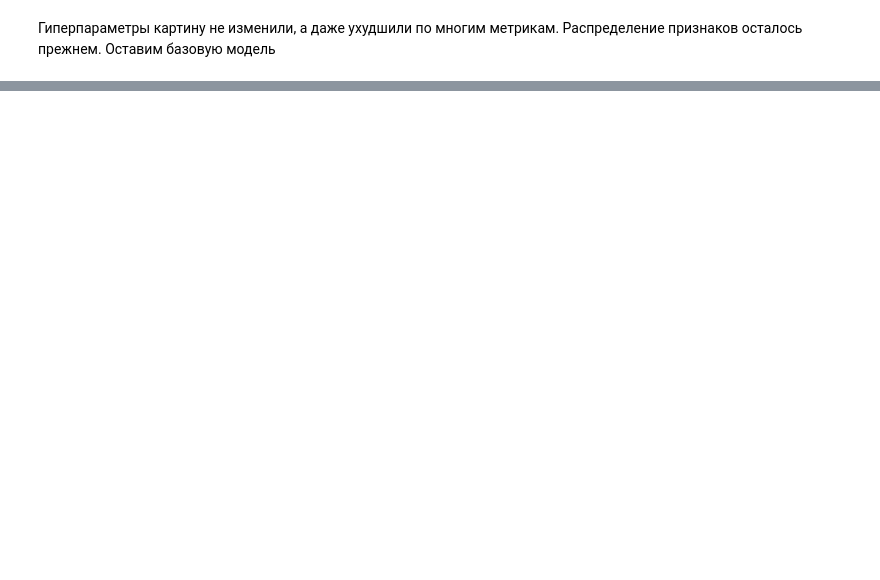
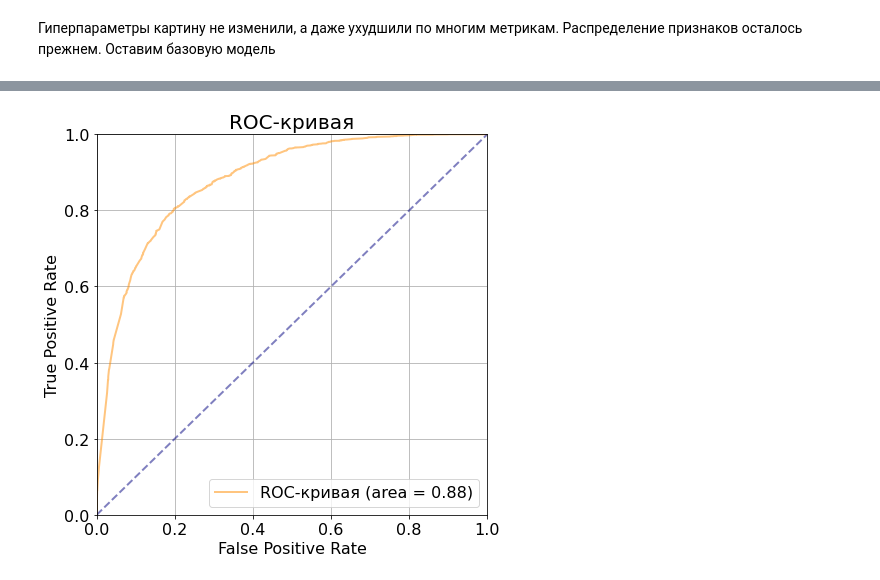
Before and after one commit to NataliaKolesnik/Intergalactic_hackathon, a Jupyter notebook: 3_RZD_predictions.ipynb, the cells around one changed output, grey strips where cells are left out. Cells and saved outputs as stored; diff of their text form; code cells hidden in the pictures; blank space fills up the shorter version.

```diff
--- a/3_RZD_predictions.ipynb
+++ b/3_RZD_predictions.ipynb
@@ -242,0 +377,28 @@ plt.show()
+# %%
+eval_pool = Pool(X_valid, Y_valid, cat_features)
+curve = get_roc_curve(model_CBclass, eval_pool)# возвращает 3 массива
+(fpr, tpr, thresholds) = curve
+# thresholds - граница принятия решения к какому классу отнести от 0 до 1
+# fpr, tpr - вектора, которые этим границам соответсвуют
+roc_auc = auc(fpr, tpr)
+# %%
+plt.figure(figsize=(7, 7))
+lw = 2
+
+plt.plot(fpr, tpr, color='darkorange',
+        lw=lw, label="ROC-кривая (area = %0.2f)" % roc_auc, alpha=0.5)
+
+plt.plot([0, 1], [0, 1], color='navy', lw=lw, linestyle='--', alpha=0.5)
+
+plt.xlim([0.0, 1.0])
+plt.ylim([0.0, 1.0])
+plt.xticks(fontsize=16)
+plt.yticks(fontsize=16)
+plt.grid(True)
+plt.xlabel('False Positive Rate', fontsize=16)
+plt.ylabel('True Positive Rate', fontsize=16)
+plt.title('ROC-кривая', fontsize=20)
+plt.legend(loc='lower right',  fontsize=16)
+plt.show()
+# %% [output]
+[figure, added]
```
Also changed, not shown: parts of 30 cells of this notebook.
